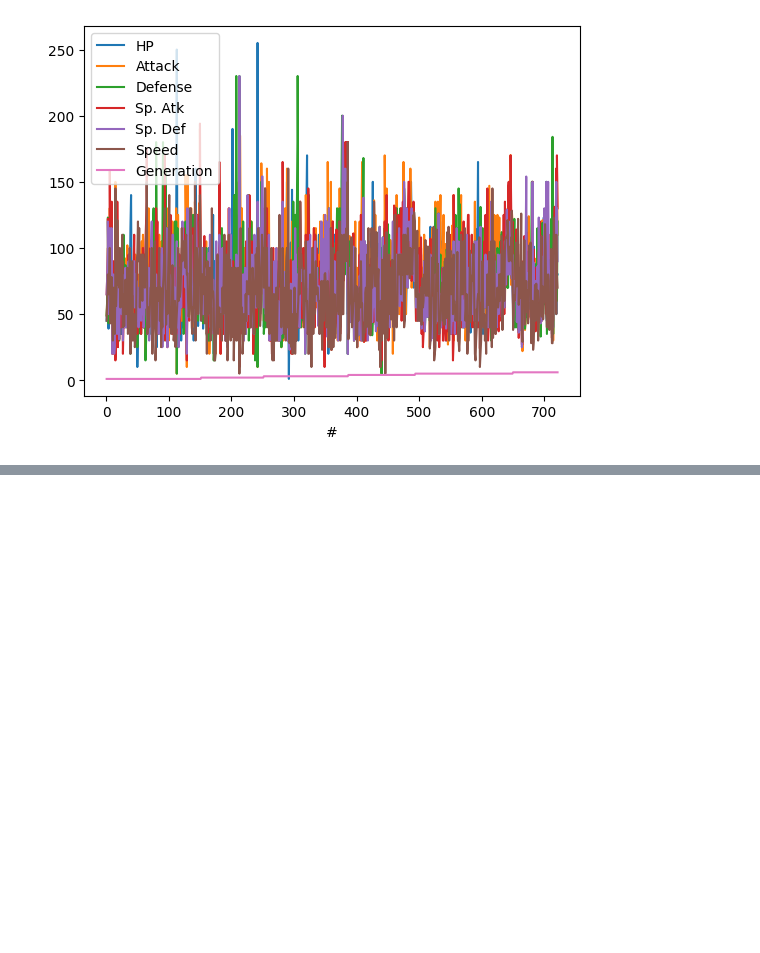
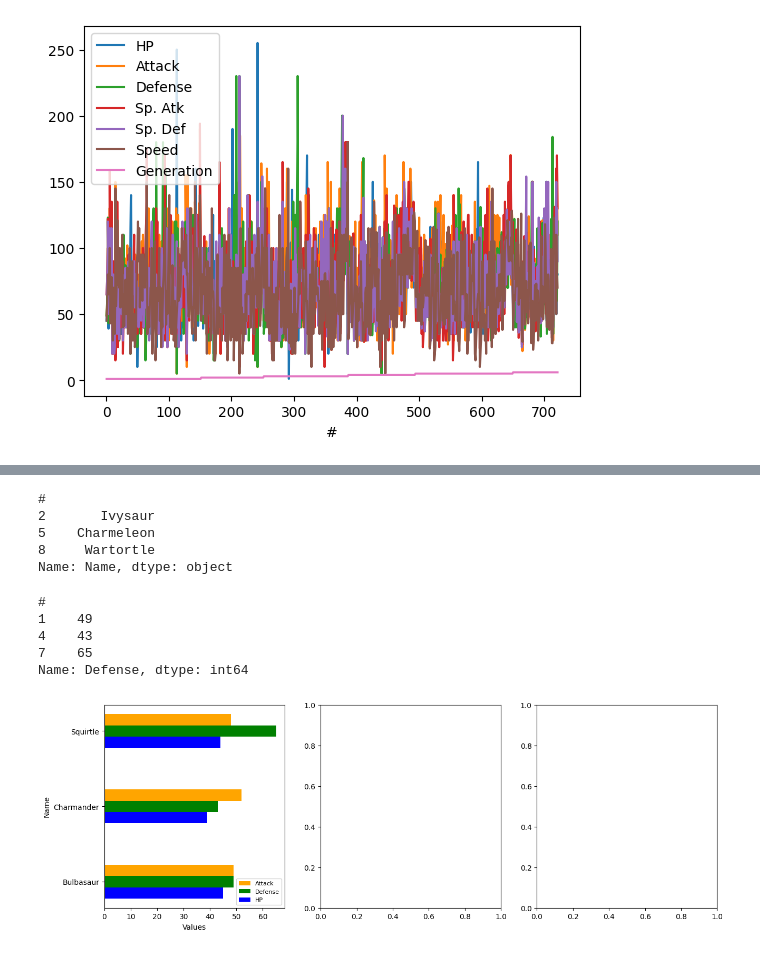
Before and after one commit to loopsidoop/python_personal_projects, a Jupyter notebook: Pokemon/pokemon.ipynb, the cells around one changed output, grey strips where cells are left out. Cells and saved outputs as stored; diff of their text form; code cells hidden in the pictures; blank space fills up the shorter version.

```diff
--- a/Pokemon/pokemon.ipynb
+++ b/Pokemon/pokemon.ipynb
@@ -24,0 +27,21 @@ plt.show()
+# %%
+df = pd.read_csv('pokemon_data.csv',index_col=0)
+df.iloc[[1,5,10],0]
+# %% [output]
+#
+2       Ivysaur
+5    Charmeleon
+8     Wartortle
+Name: Name, dtype: object
+# %%
+df = pd.read_csv('pokemon_data.csv',index_col=0)
+df.iloc[[0,4,9],0]
+df.iloc[[0,4,9],3]
+df.iloc[[0,4,9],4]
+df.iloc[[0,4,9],5]
+# %% [output]
+#
+1    49
+4    43
+7    65
+Name: Defense, dtype: int64
@@ -24,0 +50,47 @@ plt.show()
+# %%
+import matplotlib.pyplot as plt
+import pandas as pd
+import numpy as np
+
+# Sample data
+df = pd.read_csv('pokemon_data.csv',index_col=0)
+
+name_1 = df.iloc[[0,4,9],0]
+hp_1 = df.iloc[[0,4,9],3]
+attack_1 = df.iloc[[0,4,9],4]
+defense_1 = df.iloc[[0,4,9],5]
+
+
+hp_2 = df.iloc[[1,5,10],3]
+attack_2 = df.iloc[[1,5,10],4]
+defense_2 = df.iloc[[1,5,10],5]
+
+y_indexes = np.arange(len(name_1))
+
+# Create a figure and axis
+fig, ax = plt.subplots(nrows=1, ncols=3, figsize=(15, 5))
+
+# Calculate bar width to separate the bars
+bar_width = 0.15
+
+# Create horizontal bar graphs for Gen 1 dataset
+ax[0].barh(y_indexes + bar_width, attack_1, bar_width, label='Attack', color='orange')
+ax[0].barh(y_indexes, defense_1, bar_width, label='Defense', color='green')
+ax[0].barh(y_indexes - bar_width, hp_1, bar_width, label='HP', color='blue')
+
+# Add labels and title for Gen 1 dataset
+ax[0].set_xlabel('Values')
+ax[0].set_ylabel('Name')
+
+
+# Adjust y-tick positions and labels
+ax[0].set_yticks(y_indexes)
+ax[0].set_yticklabels(name_1)
+
+# Add legend
+ax[0].legend(fontsize=8)
+
+# Display the graph
+plt.show()
+# %% [output]
+[figure, added]
```
Also changed, not shown: parts of 5 cells of this notebook, 2 other files.
